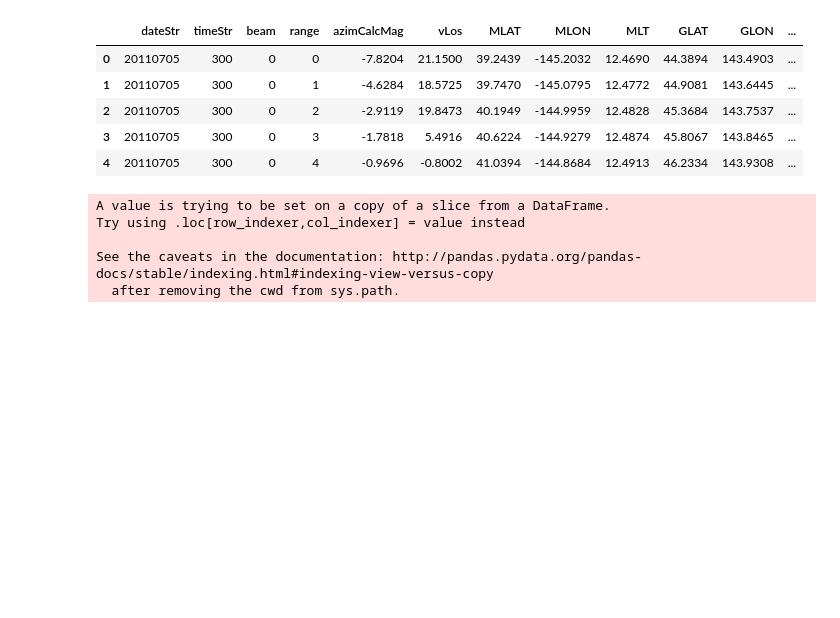
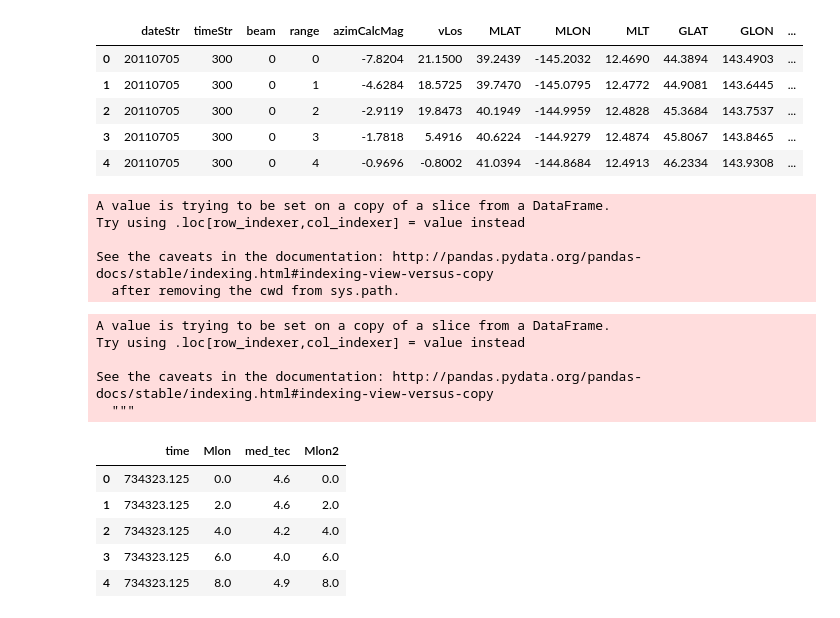
Before and after one commit to bharatreddy/scwsaps, a Jupyter notebook: ipy/gmag.ipynb, the cells around one changed output. Drawn from its saved outputs; the diff is of its cells as text; code cells hidden in the pictures; blank space fills up the shorter version.

```diff
--- a/ipy/gmag.ipynb
+++ b/ipy/gmag.ipynb
@@ -101,6 +106,33 @@ symDF = pandas.DataFrame( {'date' : [ symasy[x].time for x in range(len(symasy))
                           'asyh' : [ symasy[x].asyh for x in range(len(symasy))],
                           'symd' : [ symasy[x].symd for x in range(len(symasy))],
                           'asyd' : [ symasy[x].asyd for x in range(len(symasy))] } )
+# %%
+# read TEC data from the feather file
+tecDF = feather.read_dataframe('../data/tec-mf-' +\
+                startDate.strftime("%Y%m%d") + '.feather')
+# Get the min loc of trough at diff MLONs
+trghLocsDF = tecDF[ (tecDF["med_tec"] <= 20.) &\
+                  (tecDF["Mlat"] >= trghLatRange[0]) &\
+                  (tecDF["Mlat"] <= trghLatRange[1]) ]
+trghLocsDF["time"] = [ date2num(x) for x in trghLocsDF["date"] ]
+trghMinDF = trghLocsDF[ ["time", "Mlon", "med_tec"]\
+                 ].groupby( [ "time", "Mlon" ]\
+                ).min().reset_index()
+trghMinDF["Mlon2"] = [x-360 if x>180 else x for x in trghMinDF["Mlon"] ]
+
+trghMinDF.head()
+# %% [output]
+A value is trying to be set on a copy of a slice from a DataFrame.
+Try using .loc[row_indexer,col_indexer] = value instead
+
+See the caveats in the documentation: http://pandas.pydata.org/pandas-docs/stable/indexing.html#indexing-view-versus-copy
+  """
+|  | time | Mlon | med_tec | Mlon2 |
+| 0 | 734323.125 | 0.0 | 4.6 | 0.0 |
+| 1 | 734323.125 | 2.0 | 4.6 | 2.0 |
+| 2 | 734323.125 | 4.0 | 4.2 | 4.0 |
+| 3 | 734323.125 | 6.0 | 4.0 | 6.0 |
+| 4 | 734323.125 | 8.0 | 4.9 | 8.0 |
 # %%
 # Setup Fig
 sns.set_style("whitegrid")
```
Also changed, not shown: parts of 5 cells of this notebook, 19 other files.
